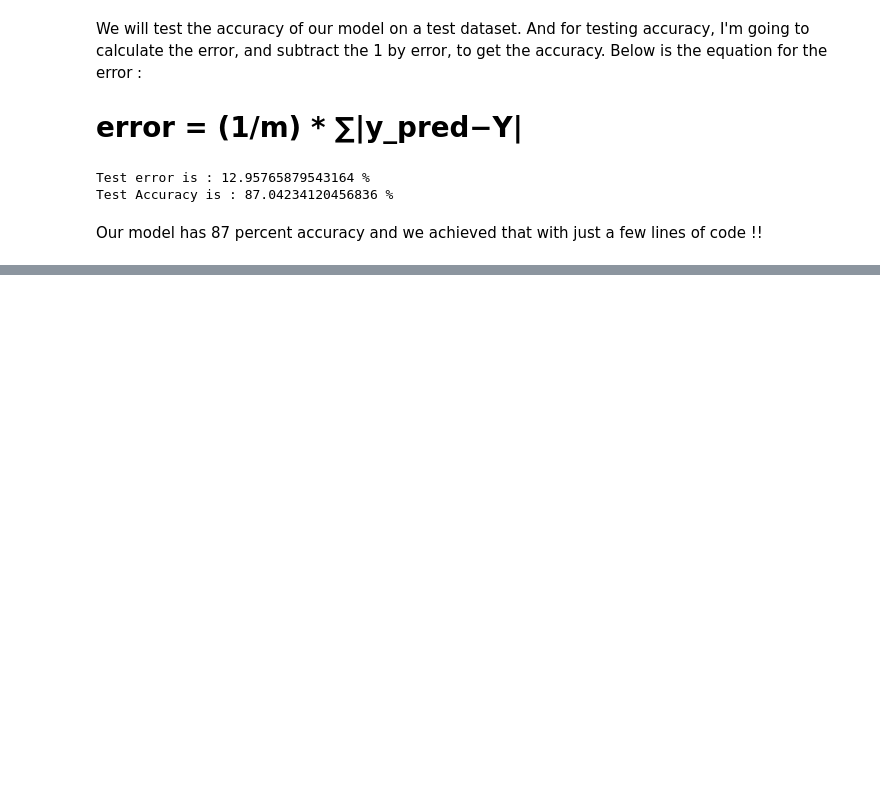
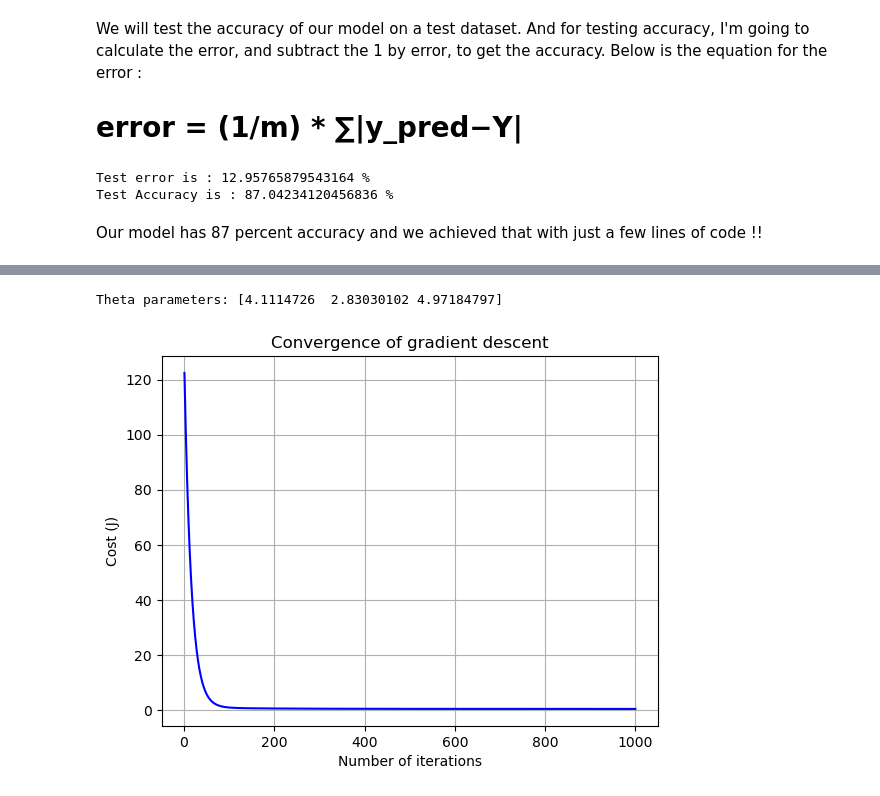
Before and after one commit to kashi25/AI_algorithm, a Jupyter notebook: multiple_linear_regression/multiple_linear_regression.ipynb, the cells around one changed output, grey strips where cells are left out. Cells and saved outputs as stored; diff of their text form; code cells hidden in the pictures; blank space fills up the shorter version.

```diff
--- a/multiple_linear_regression/multiple_linear_regression.ipynb
+++ b/multiple_linear_regression/multiple_linear_regression.ipynb
@@ -158,0 +172,43 @@ few lines of code !!
+# %%
+# Initialize Parameters
+m = len(y)
+theta = np.random.randn(3)  # random initialization of parameters
+# %%
+# Define the Cost Function
+def compute_cost(X, y, theta):
+    m = len(y)
+    predictions = X.dot(theta)
+    cost = (1/(2*m)) * np.sum((predictions - y) ** 2)
+    return cost
+# %%
+# Define Gradient Descent
+def gradient_descent(X, y, theta, learning_rate, iterations):
+    m = len(y)
+    cost_history = np.zeros(iterations)
+
+    for i in range(iterations):
+        gradients = (1/m) * X.T.dot(X.dot(theta) - y)
+        theta = theta - learning_rate * gradients
+        cost_history[i] = compute_cost(X, y, theta)
+
+    return theta, cost_history
+# %%
+# Train the Model
+iterations = 1000
+learning_rate = 0.01
+
+theta, cost_history = gradient_descent(X_b, y, theta, learning_rate, iterations)
+print("Theta parameters:", theta)
+# %% [output]
+Theta parameters: [4.1114726  2.83030102 4.97184797]
+# %%
+# Plot the Cost Function
+plt.plot(range(1, iterations + 1), cost_history, color='blue')
+plt.rcParams["figure.figsize"] = (10,6)
+plt.grid()
+plt.xlabel('Number of iterations')
+plt.ylabel('Cost (J)')
+plt.title('Convergence of gradient descent')
+plt.show()
+# %% [output]
+[figure, added]
```
Also changed, not shown: parts of 2 cells of this notebook.
